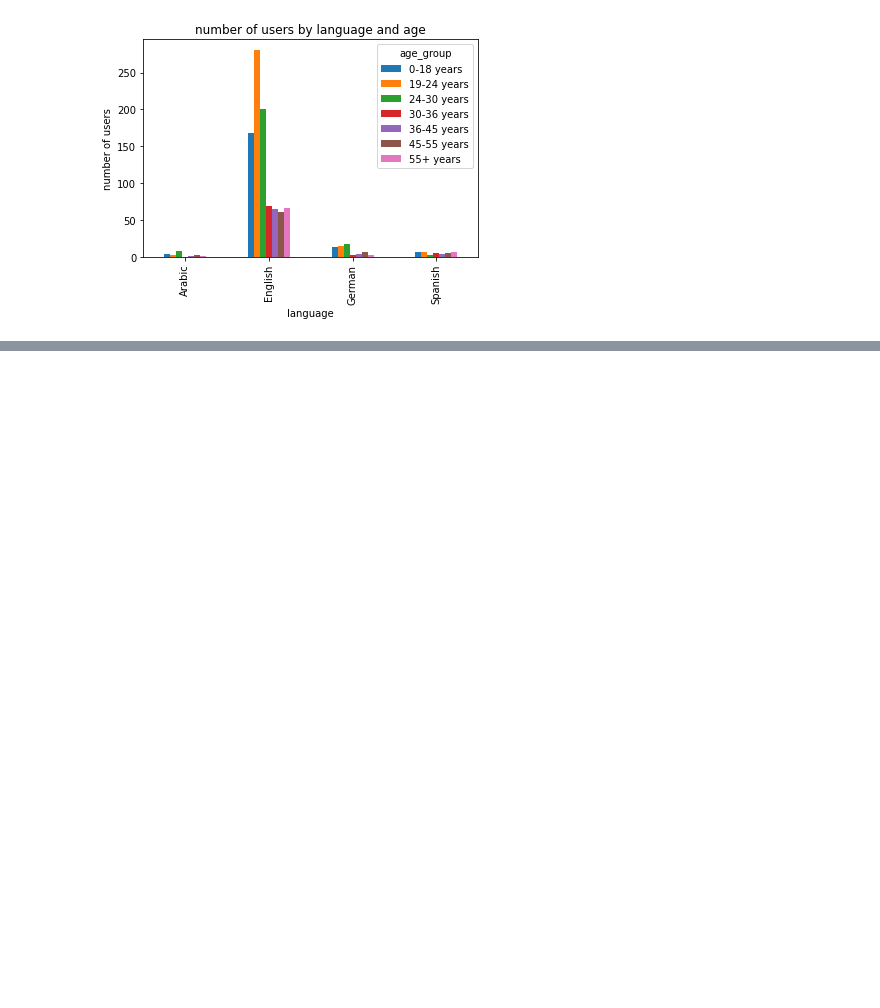
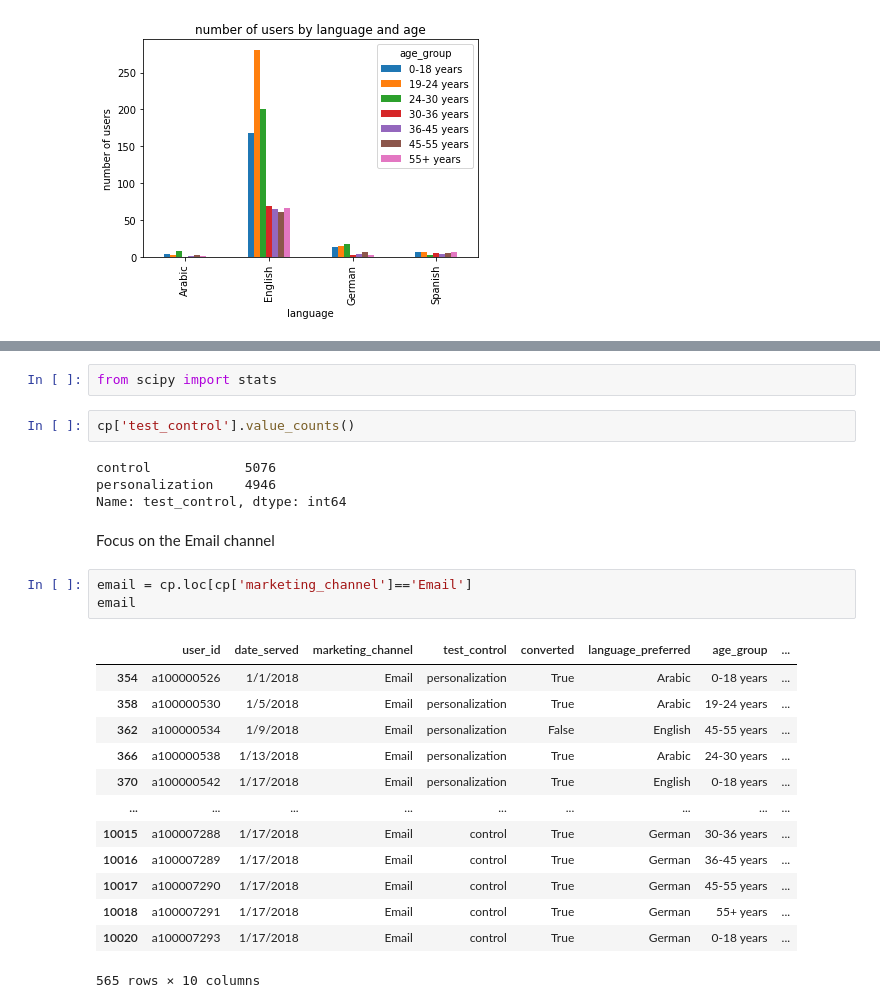
Before and after one commit to Scholar888/postcampanalysis, a Jupyter notebook: Post Campaign Analysis.ipynb, the cells around one changed output, grey strips where cells are left out. Cells and saved outputs as stored; diff of their text form; blank space fills up the shorter version.

```diff
--- a/Post Campaign Analysis.ipynb
+++ b/Post Campaign Analysis.ipynb
@@ -418,0 +434,27 @@ plt.show()
+# %%
+from scipy import stats
+# %%
+cp['test_control'].value_counts()
+# %% [output]
+control            5076
+personalization    4946
+Name: test_control, dtype: int64
+# %% [markdown]
+Focus on the Email channel
+# %%
+email = cp.loc[cp['marketing_channel']=='Email']
+email
+# %% [output]
+|  | user_id | date_served | marketing_channel | test_control | converted | language_preferred | age_group | ... |
+| 354 | a100000526 | 1/1/2018 | Email | personalization | True | Arabic | 0-18 years | ... |
+| 358 | a100000530 | 1/5/2018 | Email | personalization | True | Arabic | 19-24 years | ... |
+| 362 | a100000534 | 1/9/2018 | Email | personalization | False | English | 45-55 years | ... |
+| 366 | a100000538 | 1/13/2018 | Email | personalization | True | Arabic | 24-30 years | ... |
+| 370 | a100000542 | 1/17/2018 | Email | personalization | True | English | 0-18 years | ... |
+| ... | ... | ... | ... | ... | ... | ... | ... | ... |
+| 10015 | a100007288 | 1/17/2018 | Email | control | True | German | 30-36 years | ... |
+| 10016 | a100007289 | 1/17/2018 | Email | control | True | German | 36-45 years | ... |
+| 10017 | a100007290 | 1/17/2018 | Email | control | True | German | 45-55 years | ... |
+| 10018 | a100007291 | 1/17/2018 | Email | control | True | German | 55+ years | ... |
+| 10020 | a100007293 | 1/17/2018 | Email | control | True | German | 0-18 years | ... |
+565 rows × 10 columns
```
Also changed, not shown: parts of 9 cells of this notebook.
